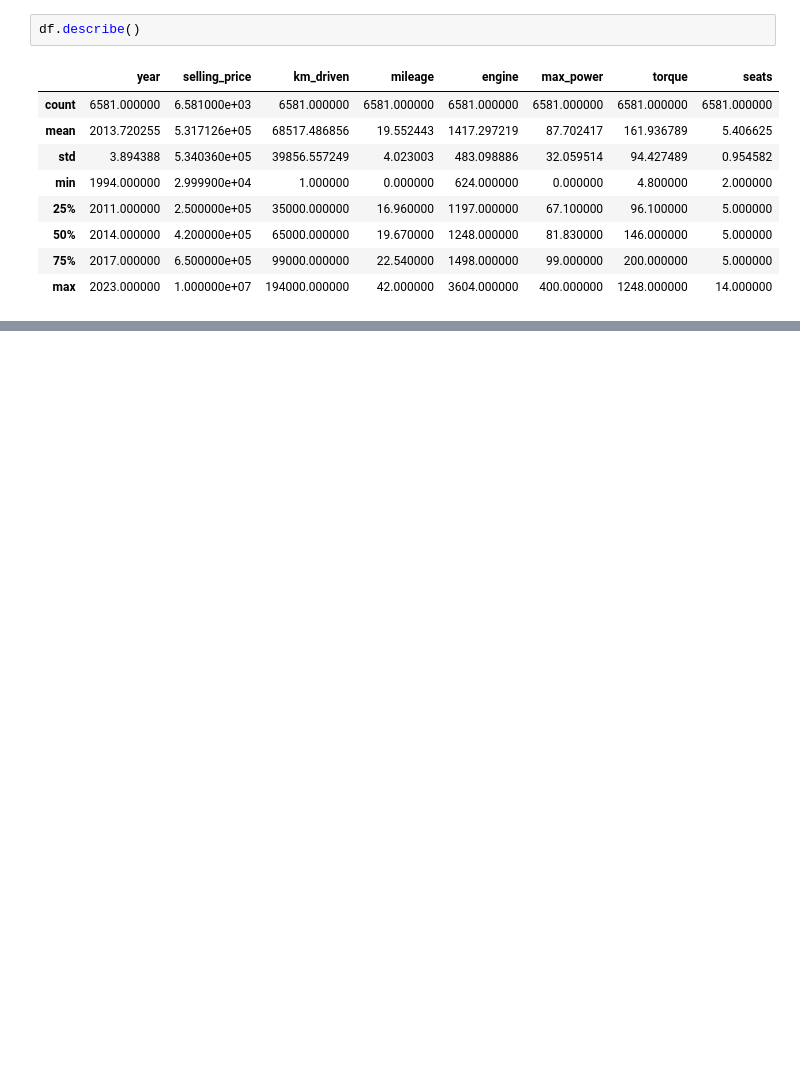
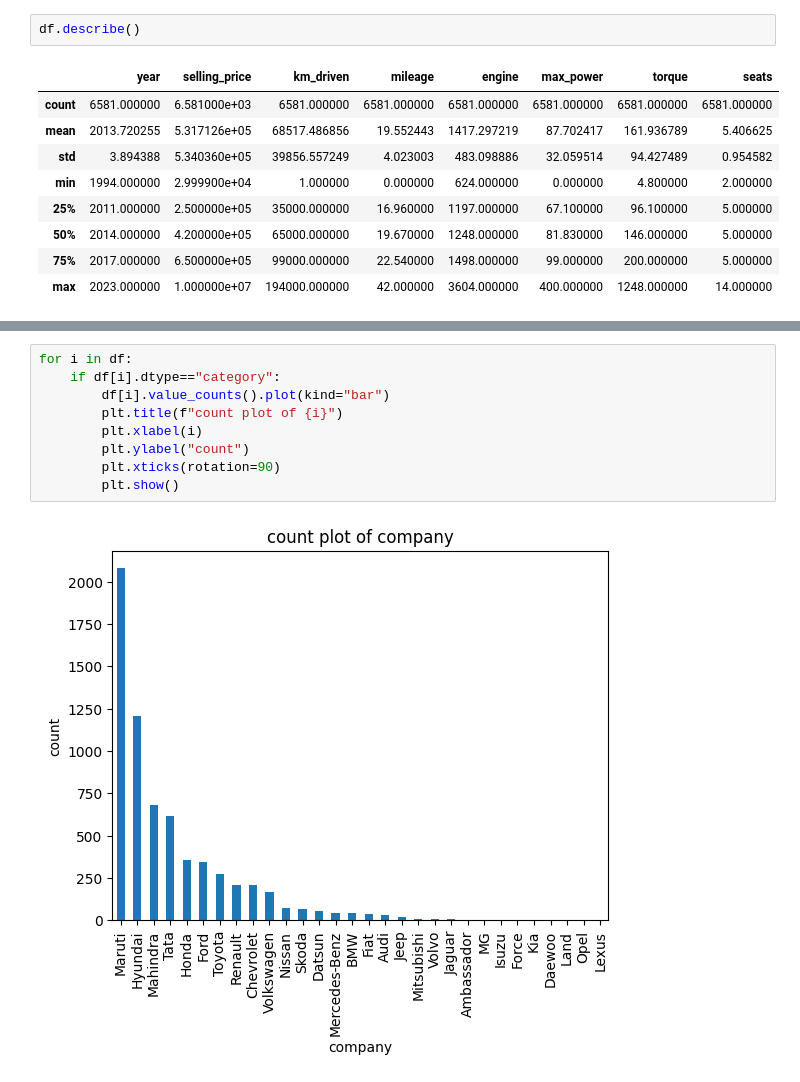
Before and after one commit to aruncb2/pandas, a Jupyter notebook: reading_files_to_df.ipynb, the cells around one changed output, grey strips where cells are left out. Drawn from its saved outputs; the diff is of its cells as text; blank space fills up the shorter version.

```diff
--- a/reading_files_to_df.ipynb
+++ b/reading_files_to_df.ipynb
@@ -1056,0 +987,11 @@ df.describe()
+# %%
+for i in df:
+    if df[i].dtype=="category":
+        df[i].value_counts().plot(kind="bar")
+        plt.title(f"count plot of {i}")
+        plt.xlabel(i)
+        plt.ylabel("count")
+        plt.xticks(rotation=90)
+        plt.show()
+# %% [output]
+[figure, added]
```
Also changed, not shown: parts of 31 cells of this notebook.
